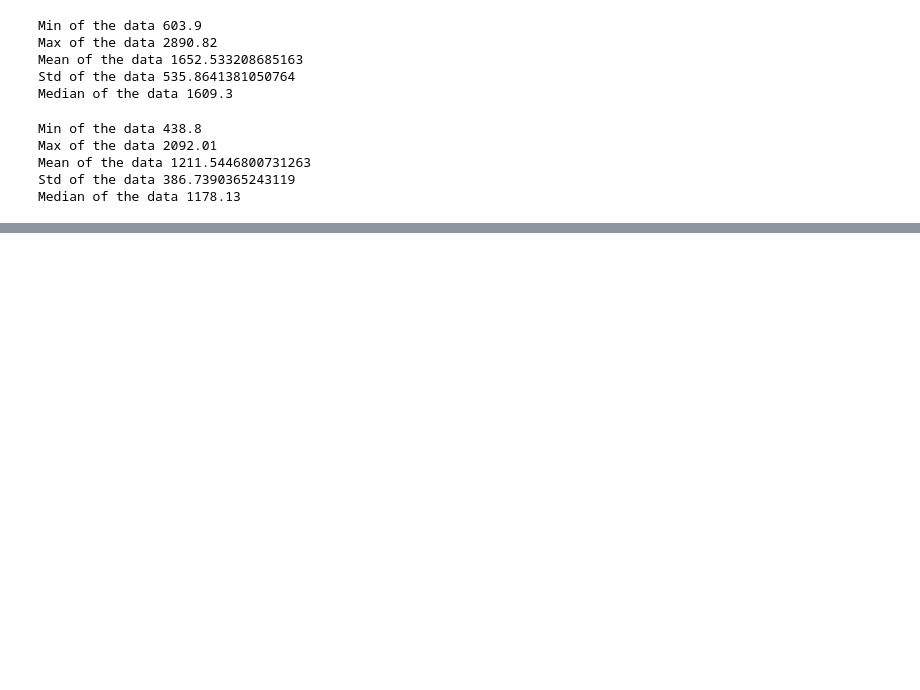
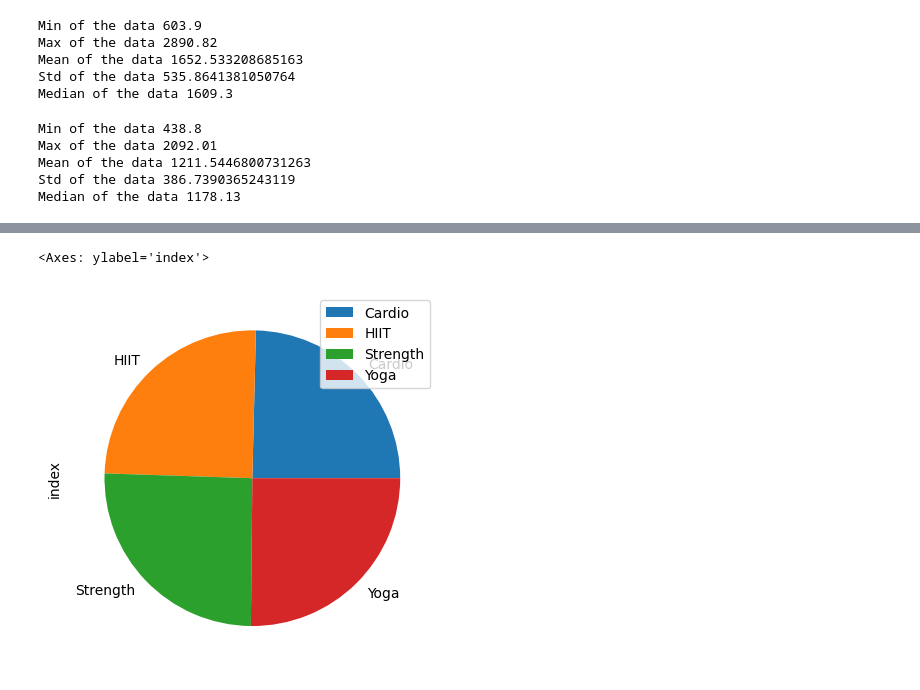
Before and after one commit to umair-gmrm/AI-Foundation-Batch-3, a Jupyter notebook: EDA_I.ipynb, the cells around one changed output, grey strips where cells are left out. Drawn from its saved outputs; the diff is of its cells as text; code cells hidden in the pictures; blank space fills up the shorter version.

```diff
--- a/EDA_I.ipynb
+++ b/EDA_I.ipynb
@@ -290,0 +386,7 @@ Median of the data 1178.13
+# %%
+workout_count_df = df[["Workout_Type"]].reset_index().groupby(["Workout_Type"]).count()
+# %%
+workout_count_df.plot(kind="pie", y="index")
+# %% [output]
+<Axes: ylabel='index'>
+[figure, added]
```
Also changed, not shown: parts of 33 cells of this notebook.
